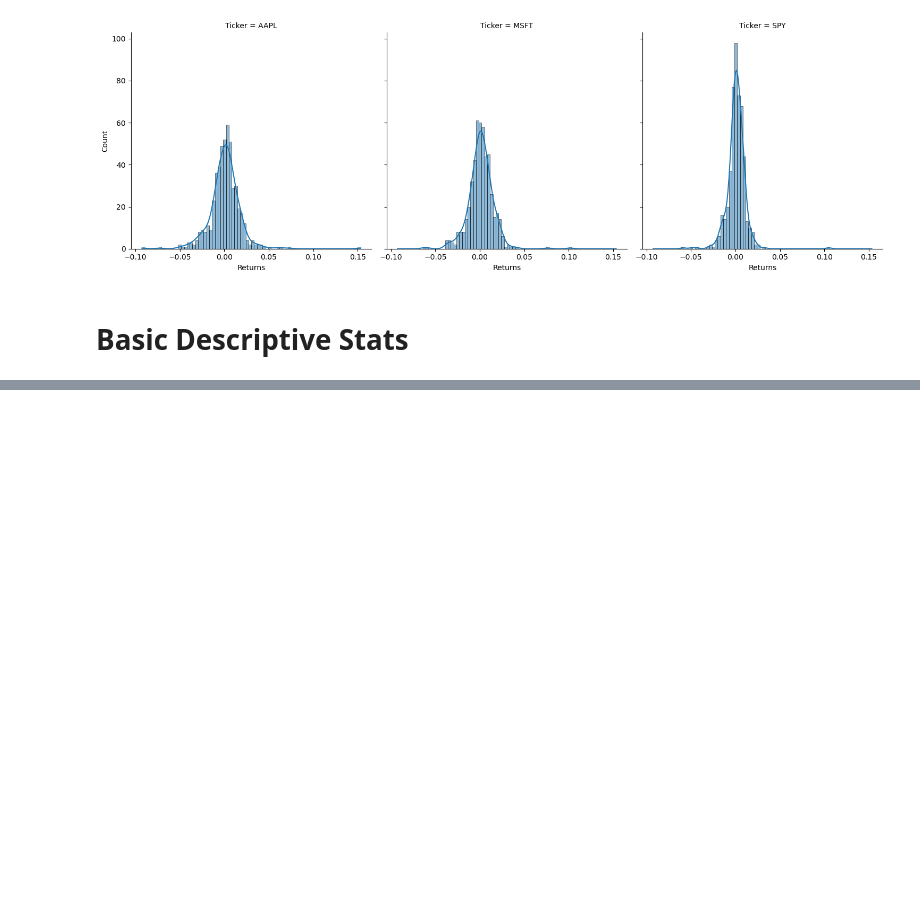
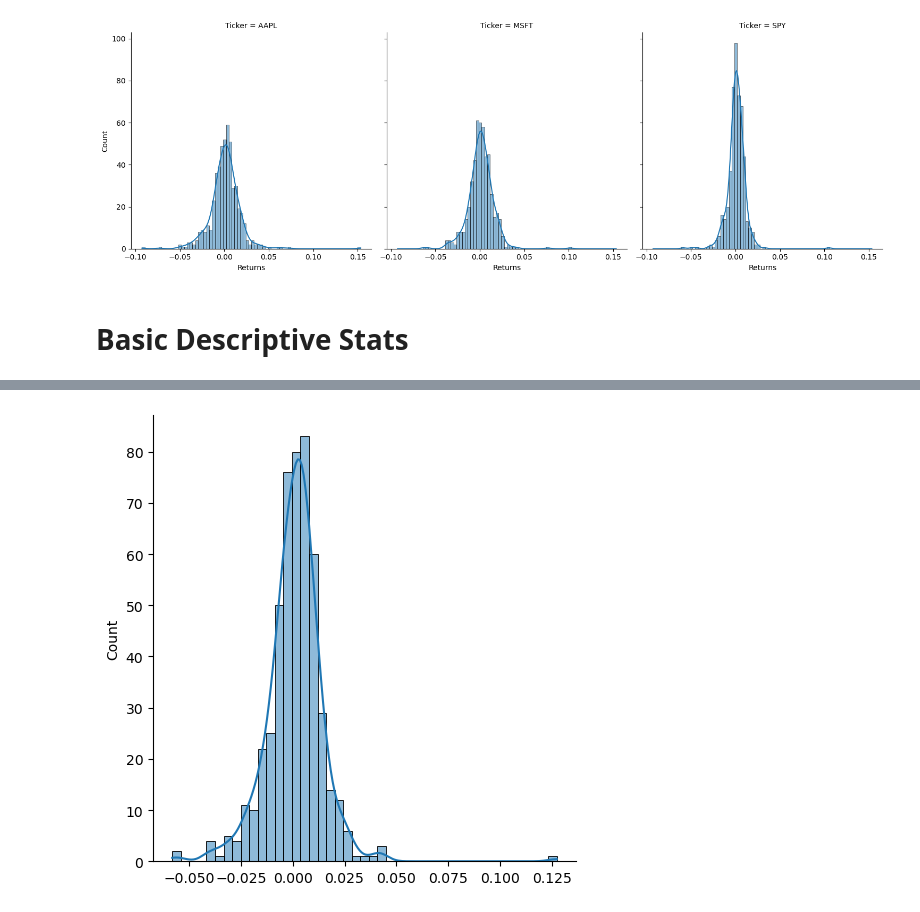
Before and after one commit to thaigaines/risk-metrics, a Jupyter notebook: notebooks/risk_case_study.ipynb, the cells around one changed output, grey strips where cells are left out. Cells and saved outputs as stored; diff of their text form; code cells hidden in the pictures; blank space fills up the shorter version.

```diff
--- a/notebooks/risk_case_study.ipynb
+++ b/notebooks/risk_case_study.ipynb
@@ -47,0 +60,5 @@ return_vol = returns.std()
+# %%
+# Even 50-50 portfolio split of AAPL and MSFT
+portfolio = (returns['AAPL'] * 0.5) + (returns['MSFT'] * 0.5)
+portfolio_mean = portfolio.mean()
+portfolio_vol = portfolio.std()
@@ -47,0 +86,7 @@ return_vol = returns.std()
+# %%
+sns.displot(
+    data=portfolio,
+    kde=True
+);
+# %% [output]
+[figure, added]
```
Also changed, not shown: parts of 11 cells of this notebook.
